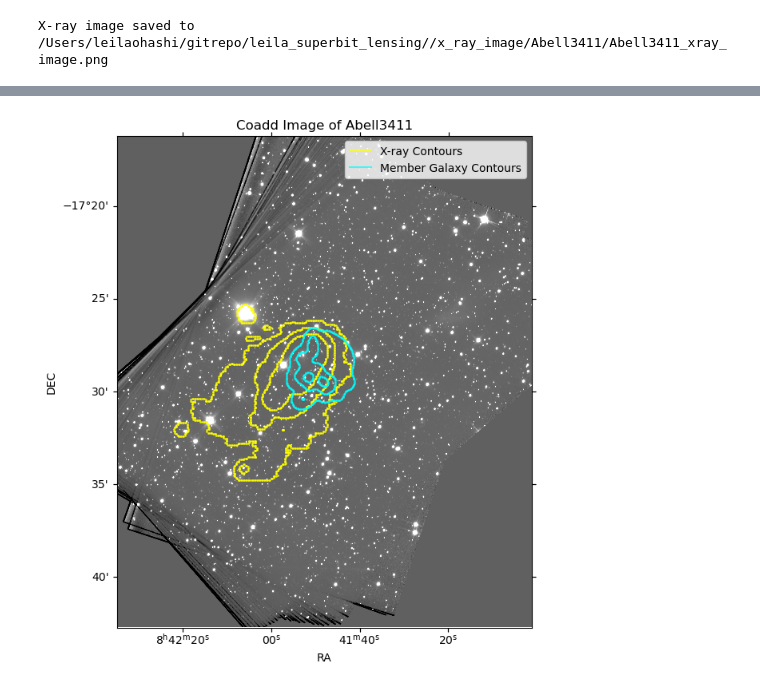
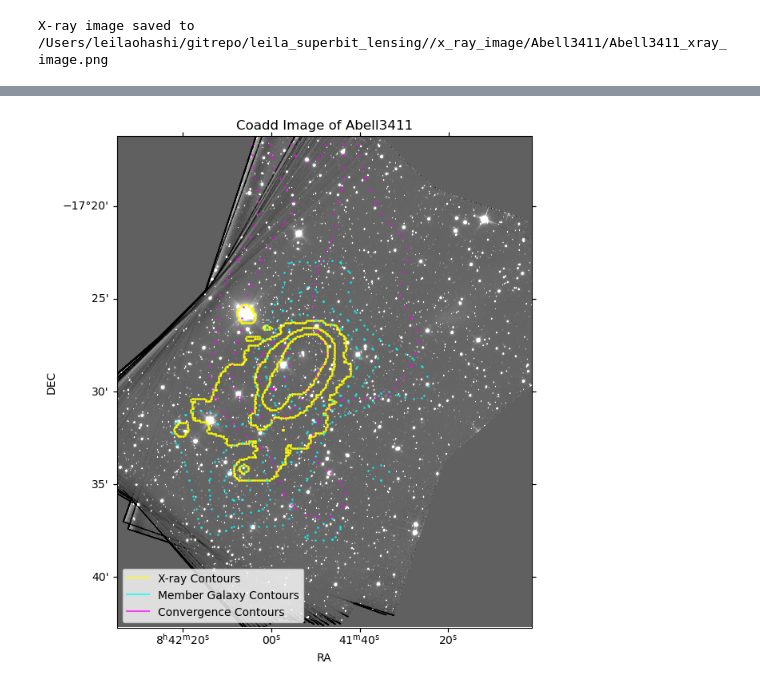
Before and after one commit to LeilaOhashi/leila_superbit_lensing, a Jupyter notebook: notebooks/leila_redseq.ipynb, the cells around one changed output, grey strips where cells are left out. Cells and saved outputs as stored; diff of their text form; code cells hidden in the pictures.

```diff
--- a/notebooks/leila_redseq.ipynb
+++ b/notebooks/leila_redseq.ipynb
@@ -15,6 +15,8 @@ datadir = "/Users/leilaohashi/gitrepo/leila_superbit_lensing/" # Change to your
 xray_contour_percentiles = [70, 99] # change to desired percentiles for x-ray contours
 xray_contour_number = 3 # number of contour levels to save (e.g., 3 means 3 levels: 70th, 80th, 90th percentiles)
 hist_bins = 50 # change bins here for 2D histogram of actual members
-hist_sigma = 4 # change smoothing for 2D histogram of actual members
-members_contour_percentiles = [70, 99] # change to desired percentiles for actual member contours
+hist_sigma = 2 # change smoothing for 2D histogram of actual members
+members_contour_percentiles = [95, 99] # change to desired percentiles for actual member contours
 members_contour_number = 3 # number of contour levels to save for actual members (e.g., 3 means 3 levels: 70th, 80th, 90th percentiles)
+conv_contour_percentiles = [75, 99] # change to desired percentiles for actual member contours
+conv_contour_number = 3 # number of contour levels to save for actual members (e.g., 3 means 3 levels: 70th, 80th, 90th percentiles)
@@ -167,7 +137,7 @@ g1 = mcal['g_noshear'][:,0]
 g2 = mcal['g_noshear'][:,1]
 colors_mags.add_columns([g1, g2], names=["g1_noshear", "g2_noshear"])
 
-wg = colors_mags['is_cluster_member']
+wg = colors_mags['is_red_sequence']
 print(np.sum(wg))
 
 outname = os.path.splitext(color_cat_path)[0] + '_clean_nors.fits'
@@ -408,33 +460,40 @@ fits_path = f'{datadir}data/coadds/{cluster_name}/{cluster_name}_coadd_b.sub.fit
 if not os.path.exists(fits_path):
     print(f"Coadd image for {cluster_name} not found at {fits_path}.")
 
 # Open the image
 coadd_hdu = fits.open(fits_path)[0]
 coadd_header = coadd_hdu.header
 coadd_data = coadd_hdu.data
 wcs = wcs_manual(coadd_header)
 ny, nx = coadd_data.shape # (height, width)
 corners = np.array([[0, 0], [0, ny], [nx, 0], [nx, ny]])
 coadd_radec = wcs.wcs_pix2world(corners, 0)
 
 
 # plot the image
 fig = plt.figure(figsize=(8, 8))
 ax = fig.add_subplot(111, projection=wcs)
 ax.imshow(coadd_data, origin='lower', cmap='gray', vmin=np.percentile(coadd_data, 1), vmax=np.percentile(coadd_data, 99))
-contour_levels = np.linspace(np.percentile(smoothed_counts, members_contour_percentiles[0]), np.percentile(smoothed_counts, members_contour_percentiles[1]), members_contour_number)
 
 # Grab and plot xray contours
 ax.scatter(all_xray_vertices_ra, all_xray_vertices_dec, s=1, color='yellow', alpha=0.7, transform=ax.get_transform('world'))
 
 # Grab and plot members contours
 ax.scatter(all_members_vertices_ra, all_members_vertices_dec, s=1, color='cyan', alpha=0.7, transform=ax.get_transform('world'))
 
+# Grab and plot convergence contours
+ax.scatter(conv_vertices_ra, conv_vertices_dec, s=1, color='magenta', alpha=0.7, transform=ax.get_transform('world'))
+
 # Aesthetics
 ax.set_title(f'Coadd Image of {cluster_name}')
 ax.set_xlabel('RA')
 ax.set_ylabel('DEC')
-ax.legend([Line2D([0], [0], color='yellow', lw=1.5, alpha=0.7), Line2D([0], [0], color='cyan', lw=1.5, alpha=0.7)], ['X-ray Contours', 'Member Galaxy Contours'])
+ax.legend([Line2D([0], [0], color='yellow', lw=1.5, alpha=0.7), Line2D([0], [0], color='cyan', lw=1.5, alpha=0.7), Line2D([0], [0], color='magenta', lw=1.5, alpha=0.7)], ['X-ray Contours', 'Member Galaxy Contours', 'Convergence Contours'])
 plt.show()
+
+
+# add scatter of redseqence galaxies (new coadd)
+
+# figure out how to make contours continuous
 # %% [output]
-[figure, old version]
+[figure, new version]
```
Also changed, not shown: parts of 7 cells of this notebook.
